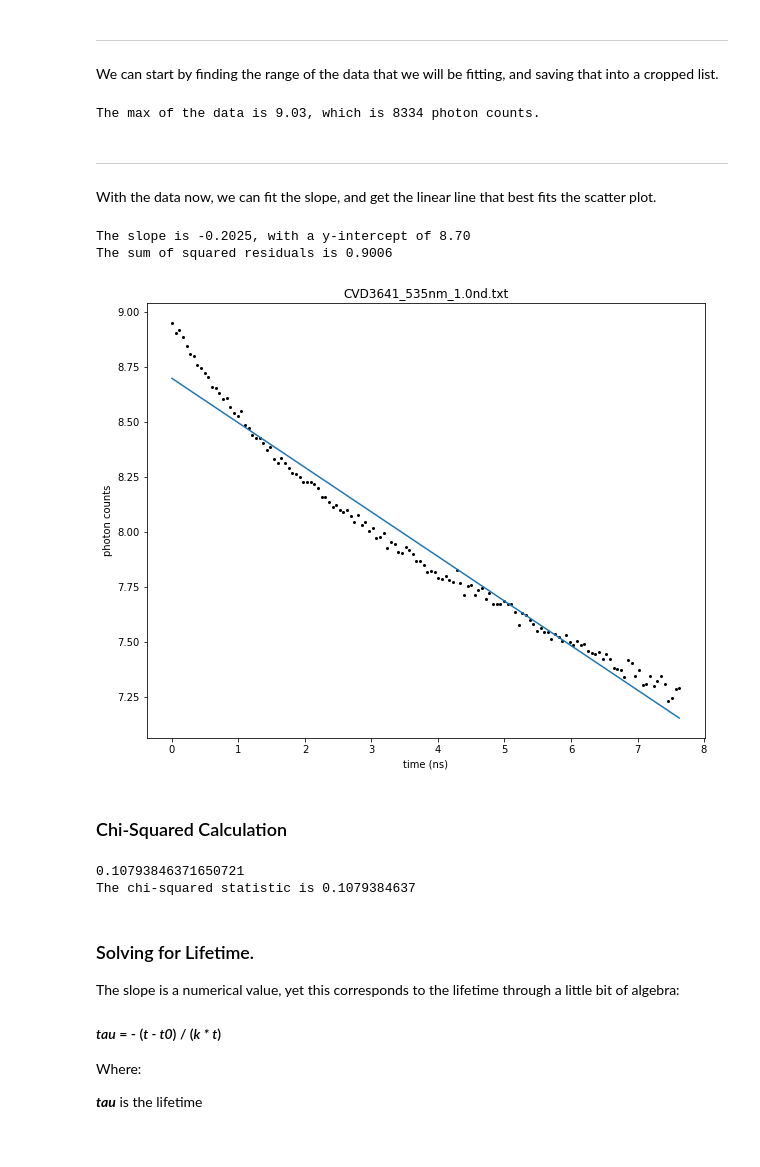
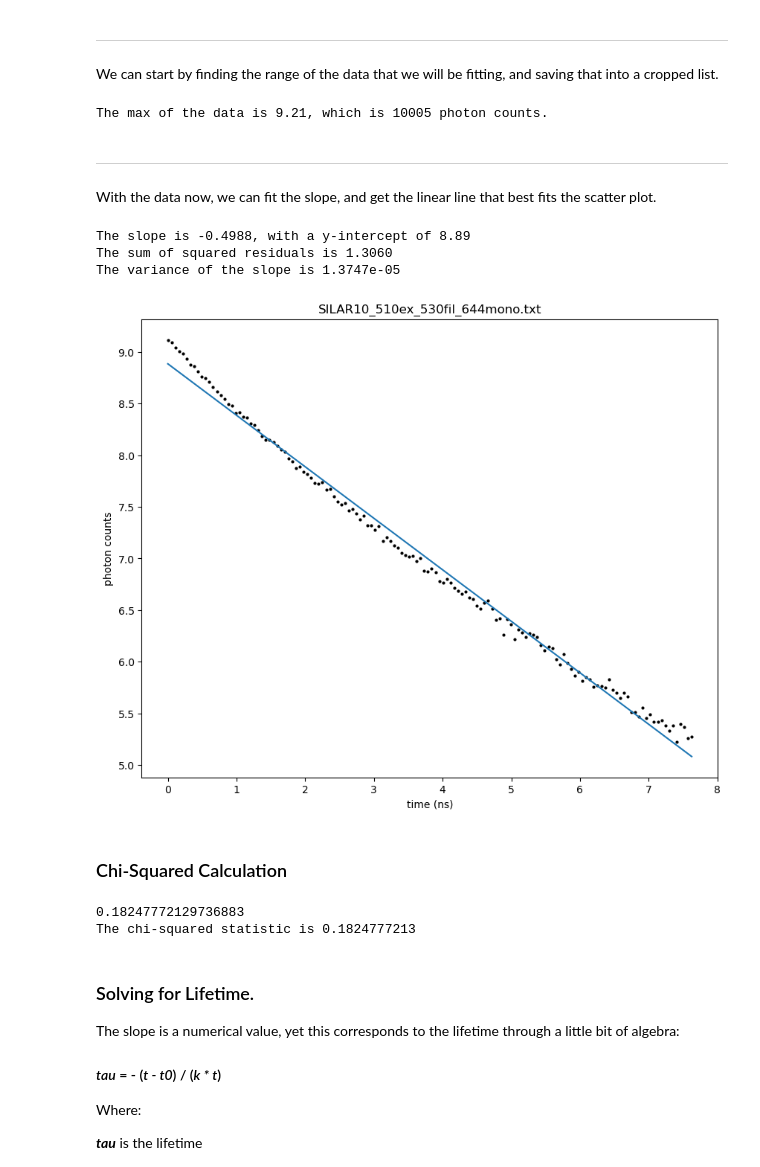
Before and after one commit to anthwill/TRPL-analysis, a Jupyter notebook: TRPL_Decay_Plot_Fit .ipynb, the cells around one changed output. Drawn from its saved outputs; the diff is of its cells as text; code cells hidden in the pictures; blank space fills up the shorter version.

Commit message:
Lifetime variance estimate
Changed some settings input to np.polyfit to return covariance matrix, and calcualte SSD "by hand"

```diff
--- a/TRPL_Decay_Plot_Fit .ipynb
+++ b/TRPL_Decay_Plot_Fit .ipynb
@@ -32,7 +32,7 @@ Once imported and saved to a dataframe, the data will be converted to appropriat
 #Importing the Data from text file
 df = []
 #Put File Name here:
-fileName = ''
+fileName = 'SILAR10_510ex_530fil_644mono.txt'
 #Path goes here
 path = ''
 data = pd.read_csv(path+fileName, header=5, sep='\t')
@@ -101,34 +101,39 @@ fity = []
 for i in range(5,145):
     fity.append(y2[maxindex+i])
 # %% [output]
-The max of the data is 9.03, which is 8334 photon counts.
+The max of the data is 9.21, which is 10005 photon counts.
 # %% [markdown]
 ***
 With the data now, we can fit the slope, and get the linear line that best fits the scatter plot.
 # %%
 #Plotting the portion of the graph to fit
 plot(fitx,fity,fileName)
 
 #Fitting the Data
 a = 1.0
-m = np.polyfit(fitx, fity, 1, full=True)
+m = np.polyfit(fitx, fity, 1, full=False, cov=True)
 k,b = m[0] #k is the slope, b is the y-intercept
-ssr = m[1] #ssr is the sum of squared residuals, a way to check the goodness of fit.
+#ssr = m[1] #ssr is the sum of squared residuals, a way to check the goodness of fit.
 t0 = fitx[0]
 
 #Applying the slope to make y points
 slopey = []
 for i in fitx:
     slopey.append(k*i + b)
 
+#calculate ssr manually
+ssr = sum([(slopey[i] - fity[i])**2 for i in range(0, len(fitx))])
+
 #Plotting the fit line
 plt.plot(fitx, slopey)
 print(f'The slope is {k:.4f}, with a y-intercept of {b:.2f}')
-print(f'The sum of squared residuals is {ssr[0]:.4f}')
+print(f'The sum of squared residuals is {ssr:.4f}')
+print(f'The variance of the slope is {m[1][0,0]:.4e}')
 # %% [output]
-The slope is -0.2025, with a y-intercept of 8.70
-The sum of squared residuals is 0.9006
+The slope is -0.4988, with a y-intercept of 8.89
+The sum of squared residuals is 1.3060
+The variance of the slope is 1.3747e-05
-[figure, old version]
+[figure, new version]
 # %% [markdown]
 ### Chi-Squared Calculation
 # %%
@@ -146,8 +151,8 @@ def chisq(x, act, exp):
 chisquared = chisq(fitx, fity, slopey)
 print(f'The chi-squared statistic is {chisquared:.10f}' )
 # %% [output]
-0.10793846371650721
-The chi-squared statistic is 0.1079384637
+0.18247772129736883
+The chi-squared statistic is 0.1824777213
 # %% [markdown]
 ### Solving for Lifetime.
 The slope is a numerical value, yet this corresponds to the lifetime through a little bit of algebra:
```
Also changed, not shown: parts of 6 cells of this notebook.
